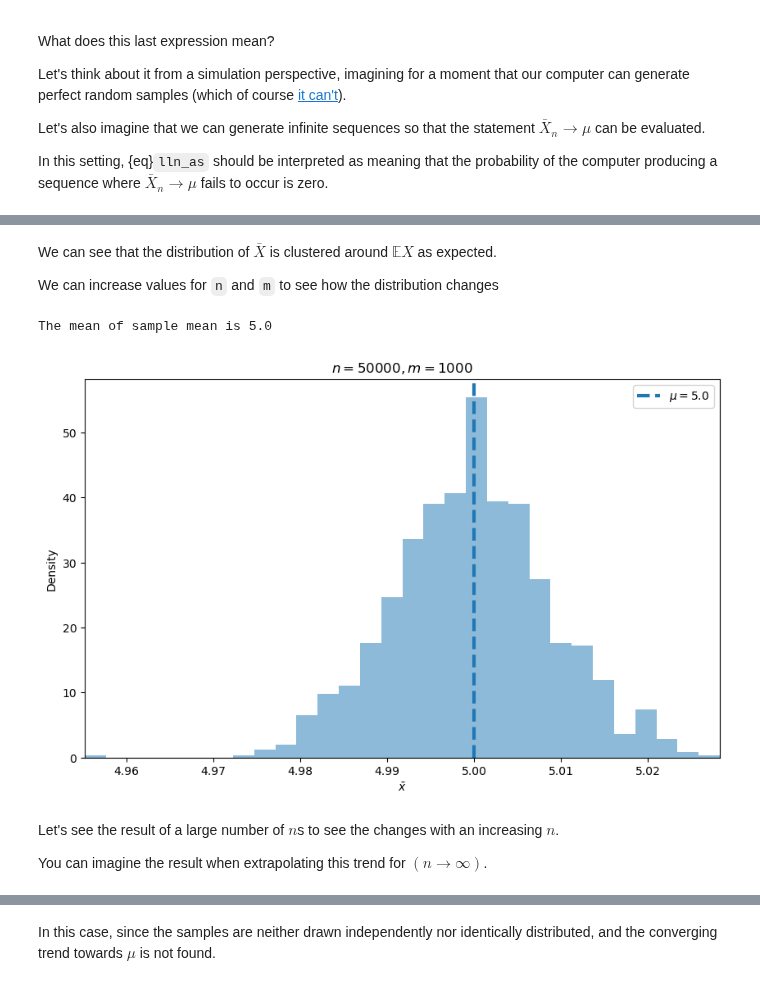
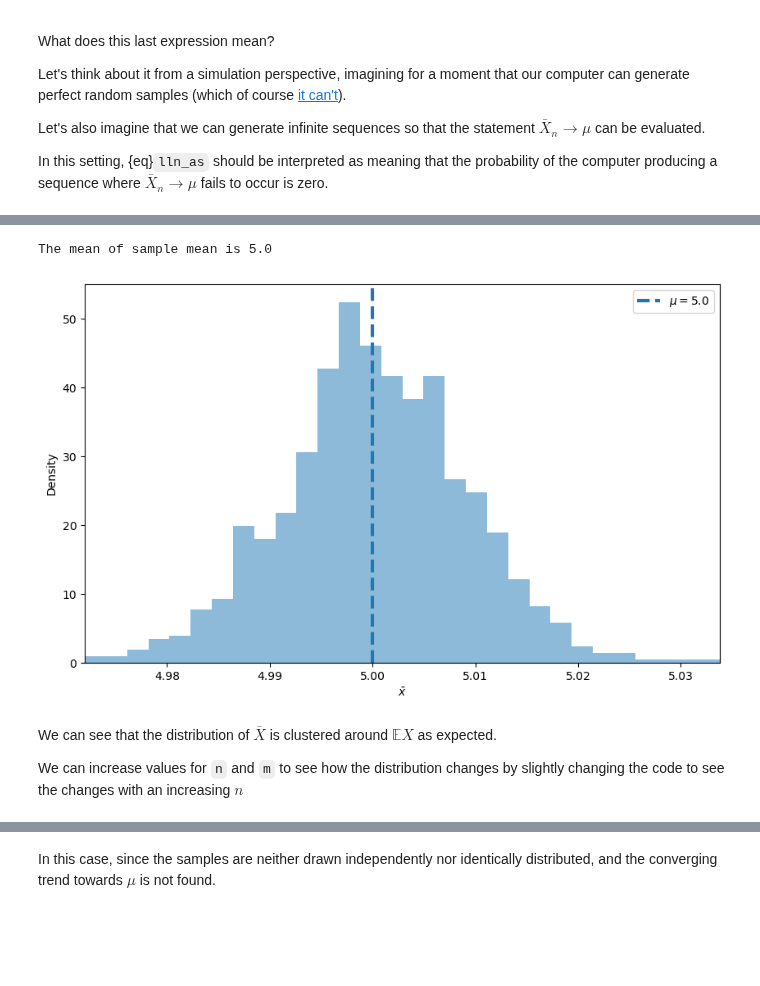
Before and after one commit to QuantEcon/lecture-python-intro, a Jupyter notebook: in-work/lln_clt.ipynb, the cells around one changed output, grey strips where cells are left out. Cells and saved outputs as stored; diff of their text form; code cells hidden in the pictures; blank space fills up the shorter version.

```diff
--- a/in-work/lln_clt.ipynb
+++ b/in-work/lln_clt.ipynb
@@ -201,13 +205,13 @@ def generate_histogram(X_distribution, n, m):
     def draw_means(X_distribution, n):
 
         # Step 3: Generate n draws: X_1, ..., X_n
-        X_samples = distribution.rvs(size=n)
+        X_samples = X_distribution.rvs(size=n)
 
         # Step 4: Calculate sample mean
         return np.mean(X_samples)
 
     # Step 5: Loop m times
-    sample_means = [draw_means(distribution, n) for i in range(m)]
+    sample_means = [draw_means(X_distribution, n) for i in range(m)]
     print(f'The mean of sample mean is {round(np.mean(sample_means),2)}')
 
     # Generate a histogram
@@ -219,6 +223,5 @@ def generate_histogram(X_distribution, n, m):
     ax.set_xlim(min(sample_means), max(sample_means))
     ax.set_xlabel(r'$\bar x$')
     ax.set_ylabel('Density')
-    ax.set(title=fr'$n = {n}, m = {m}$')
     ax.legend()
     plt.show()
@@ -234,16 +228,14 @@ The mean of sample mean is 5.0
-# %% [markdown]
-We can see that the distribution of $\bar X$ is clustered around $\mathbb E X$ as expected.
-
-We can increase values for `n` and `m` to see how the distribution changes
 # %%
-generate_histogram(distribution, n=50_000, m=1000)
+#Step 1: Pick some distribution to draw each $X_i$ from
+#Step 2: Set $n$ to some large number
+generate_histogram(st.norm(loc=5, scale=2), n=50_000, m=1000)
 # %% [output]
 The mean of sample mean is 5.0
-[figure, old version]
+[figure, new version]
-# %% [markdown]
-Let's see the result of a large number of $n$s to see the changes with an increasing $n$.
-
-You can imagine the result when extrapolating this trend for $(n \to \infty)$.
+# %% [markdown]
+We can see that the distribution of $\bar X$ is clustered around $\mathbb E X$ as expected.
+
+We can increase values for `n` and `m` to see how the distribution changes by slightly changing the code to see the changes with an increasing $n$
 # %%
 def generate_multiple_hist(X_distribution, ns, m, log_scale=False):
     _, ax = plt.subplots(figsize=(10, 6))
```
Also changed, not shown: parts of 18 cells of this notebook, 1 other file.
